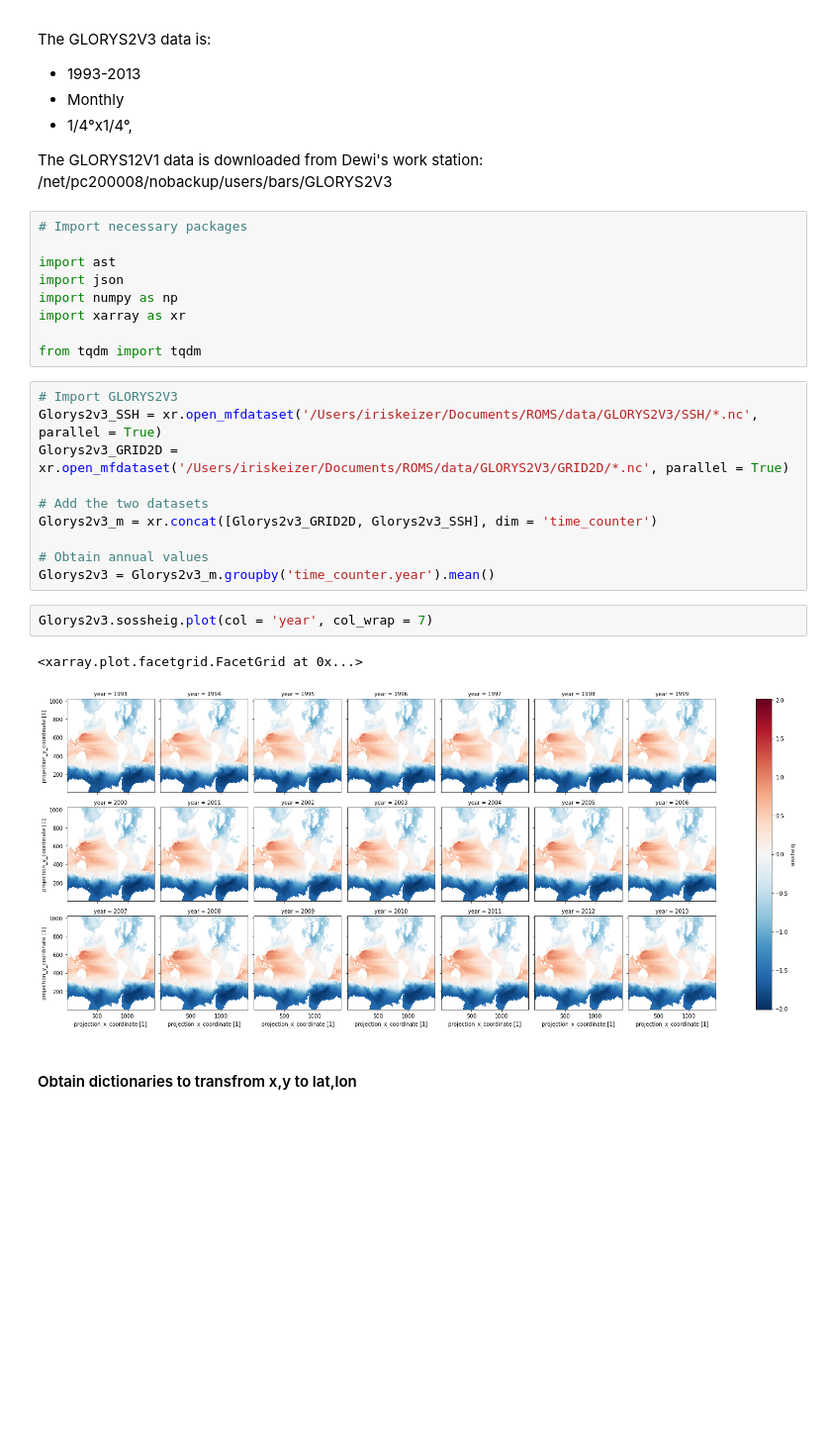
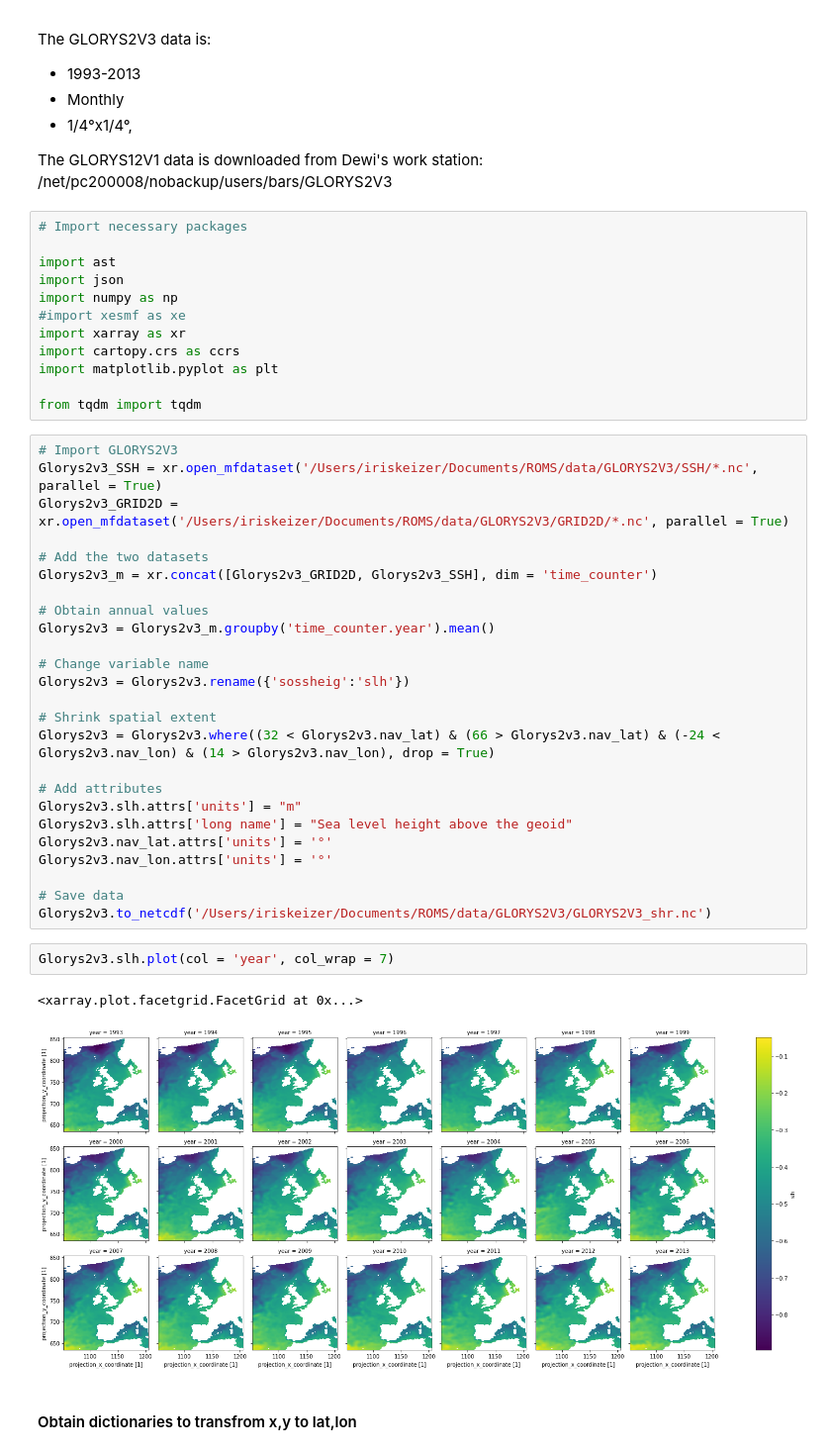
Before and after one commit to iris-keizer/ROMS-project, a Jupyter notebook: ROMS-project/Data preparation/GLORYS2V3.ipynb, the cells around one changed output. Shown at 99% size. Drawn from its saved outputs; the diff is of its cells as text; blank space fills up the shorter version.

```diff
--- a/ROMS-project/Data preparation/GLORYS2V3.ipynb
+++ b/ROMS-project/Data preparation/GLORYS2V3.ipynb
@@ -20,7 +20,10 @@ The GLORYS12V1 data is downloaded from Dewi's work station: /net/pc200008/noback
 import ast
 import json
 import numpy as np
+#import xesmf as xe
 import xarray as xr
+import cartopy.crs as ccrs
+import matplotlib.pyplot as plt
 
 from tqdm import tqdm
 # %%
@@ -33,11 +36,26 @@ Glorys2v3_m = xr.concat([Glorys2v3_GRID2D, Glorys2v3_SSH], dim = 'time_counter')
 
 # Obtain annual values
 Glorys2v3 = Glorys2v3_m.groupby('time_counter.year').mean()
+
+# Change variable name
+Glorys2v3 = Glorys2v3.rename({'sossheig':'slh'})
+
+# Shrink spatial extent
+Glorys2v3 = Glorys2v3.where((32 < Glorys2v3.nav_lat) & (66 > Glorys2v3.nav_lat) & (-24 < Glorys2v3.nav_lon) & (14 > Glorys2v3.nav_lon), drop = True)
+
+# Add attributes
+Glorys2v3.slh.attrs['units'] = "m"
+Glorys2v3.slh.attrs['long name'] = "Sea level height above the geoid"
+Glorys2v3.nav_lat.attrs['units'] = '°'
+Glorys2v3.nav_lon.attrs['units'] = '°'
+
+# Save data
+Glorys2v3.to_netcdf('/Users/iriskeizer/Documents/ROMS/data/GLORYS2V3/GLORYS2V3_shr.nc')
 # %%
-Glorys2v3.sossheig.plot(col = 'year', col_wrap = 7)
+Glorys2v3.slh.plot(col = 'year', col_wrap = 7)
 # %% [output]
 <xarray.plot.facetgrid.FacetGrid at 0x...>
-[figure, old version]
+[figure, new version]
 # %% [markdown]
 #### Obtain dictionaries to transfrom x,y to lat,lon
 # %%
```
Also changed, not shown: parts of 7 cells of this notebook, 9 other files.
